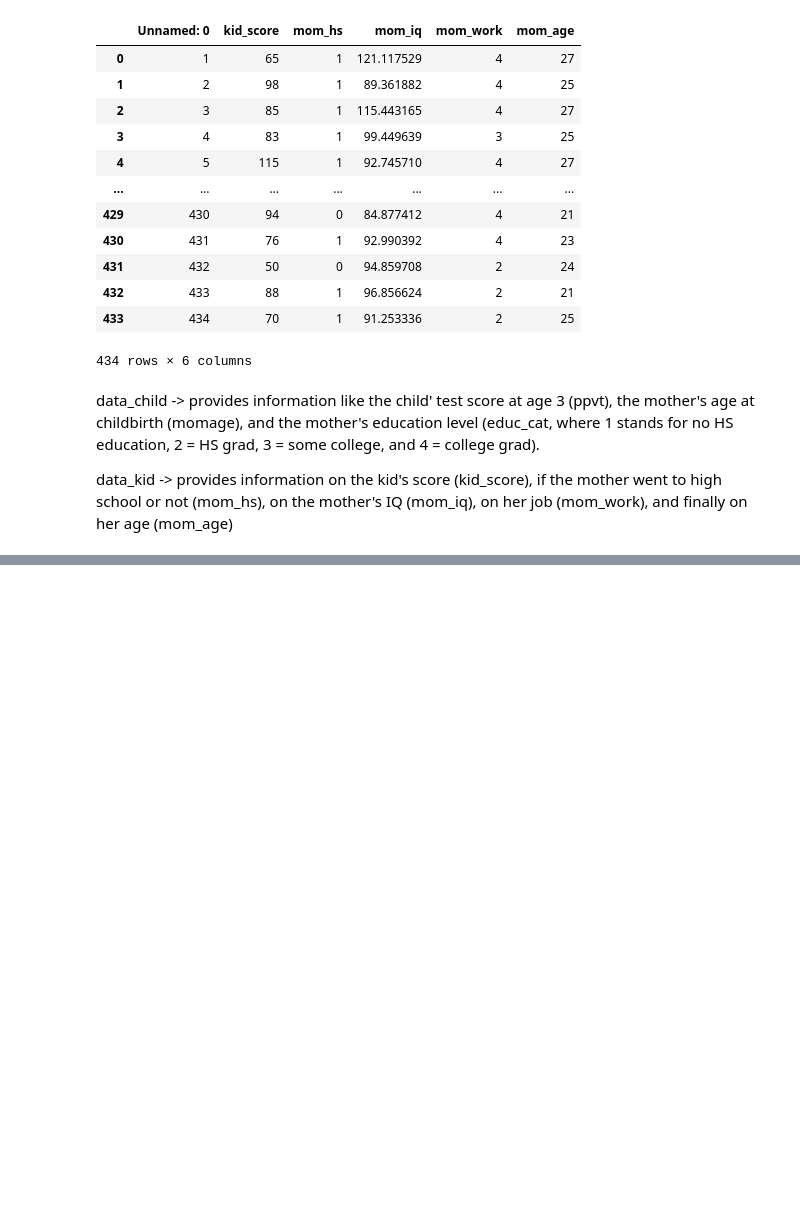
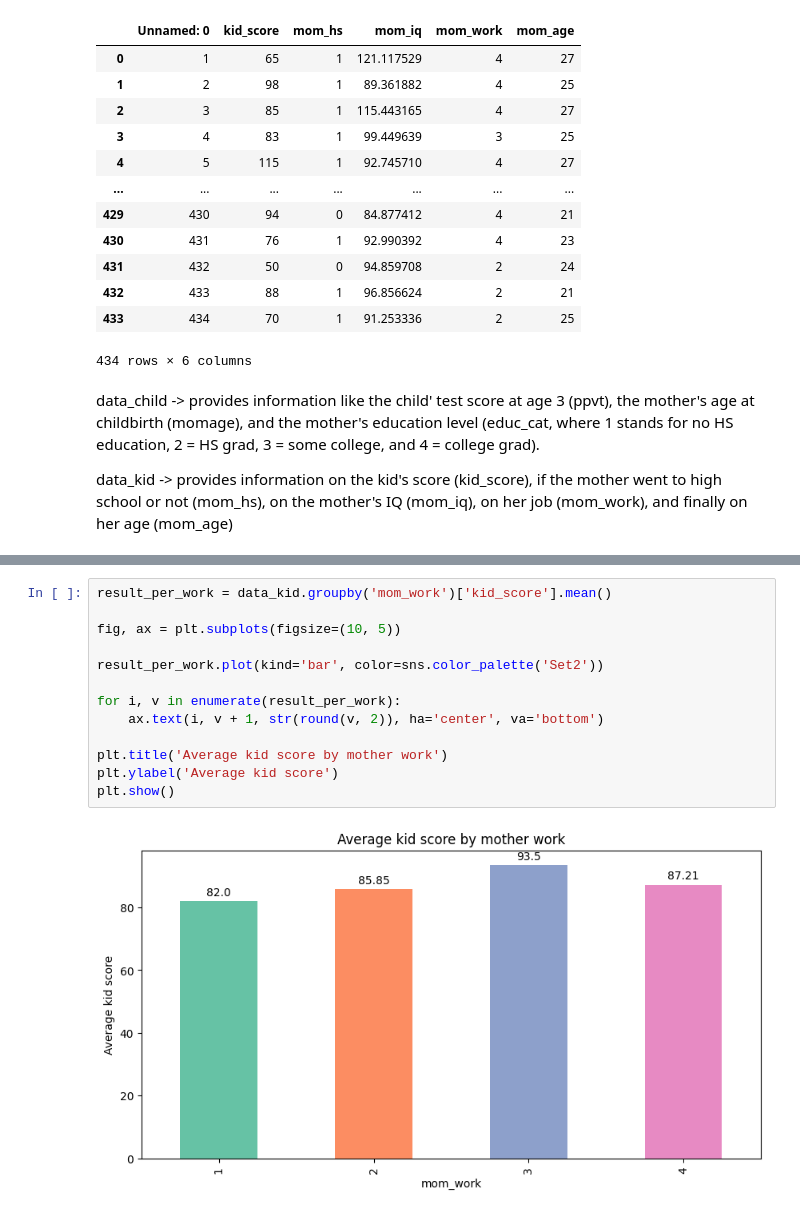
Before and after one commit to diegodvallejos/iq_prediction, a Jupyter notebook: development.ipynb, the cells around one changed output, grey strips where cells are left out. Drawn from its saved outputs; the diff is of its cells as text; blank space fills up the shorter version.

```diff
--- a/development.ipynb
+++ b/development.ipynb
@@ -152,0 +251,15 @@ We can see thet the average ppvt score increases with the education of the mothe
+# %%
+result_per_work = data_kid.groupby('mom_work')['kid_score'].mean()
+
+fig, ax = plt.subplots(figsize=(10, 5))
+
+result_per_work.plot(kind='bar', color=sns.color_palette('Set2'))
+
+for i, v in enumerate(result_per_work):
+    ax.text(i, v + 1, str(round(v, 2)), ha='center', va='bottom')
+
+plt.title('Average kid score by mother work')
+plt.ylabel('Average kid score')
+plt.show()
+# %% [output]
+[figure, added]
```
Also changed, not shown: parts of 32 cells of this notebook.
